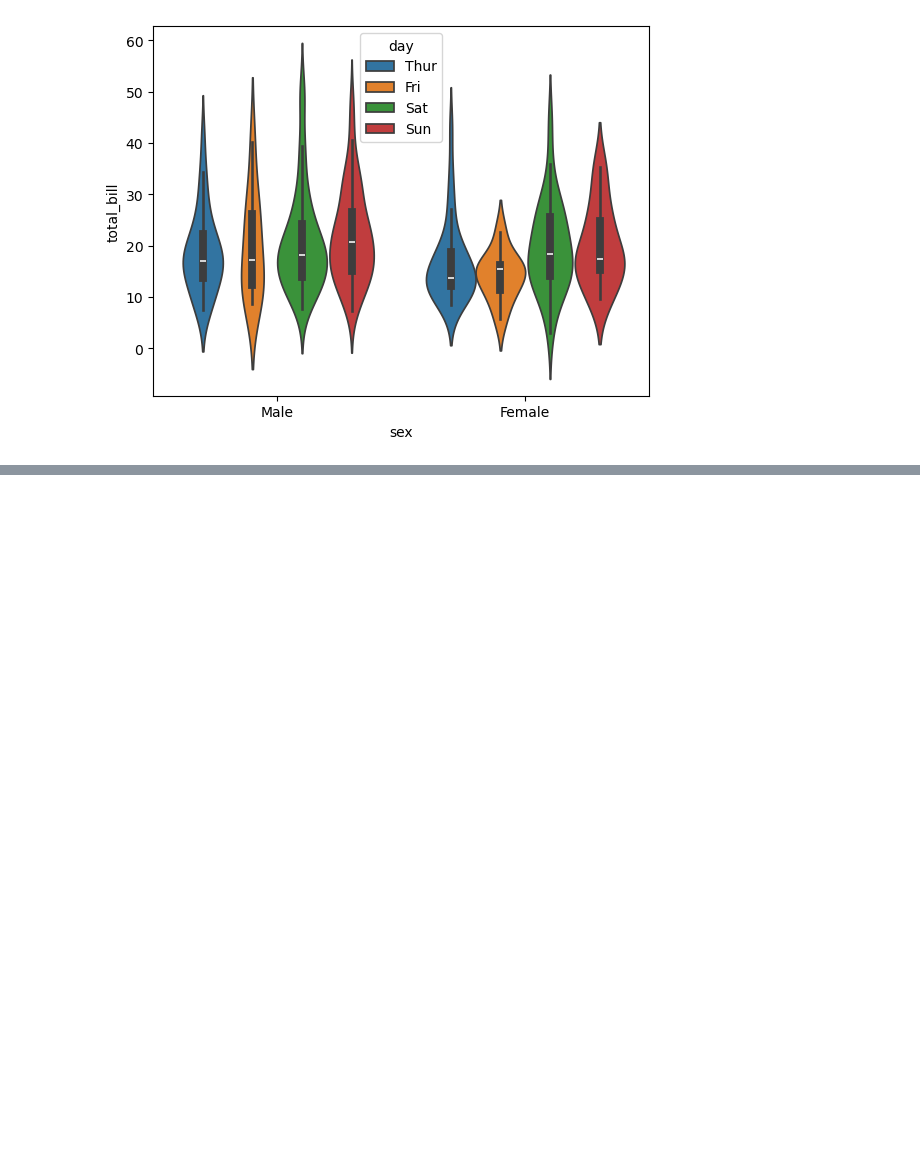
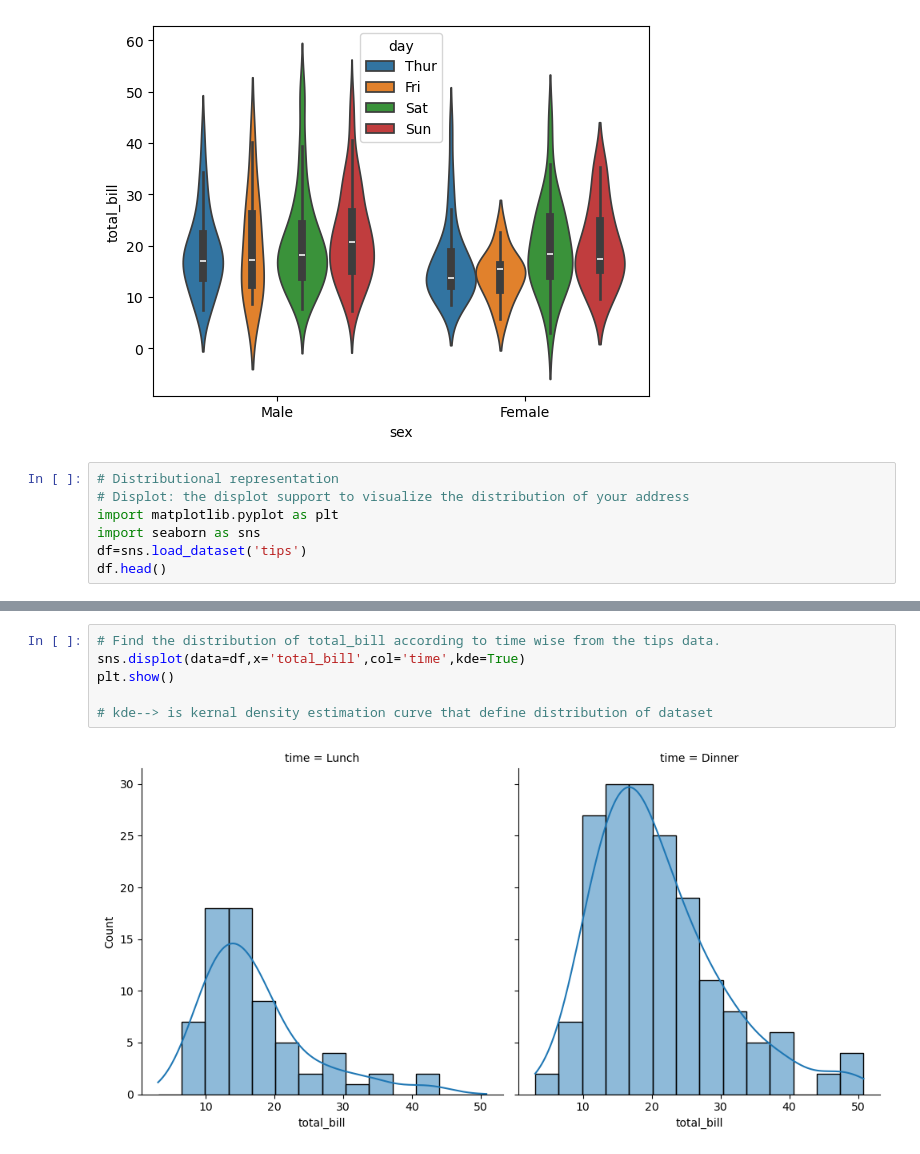
Before and after one commit to Zuhebkhan10/Python-libraries, a Jupyter notebook: Data-Visualization/Matplotlib/matplotlib.ipynb, the cells around one changed output, grey strips where cells are left out. Saved outputs shown, nothing was run; the diff lists cells and outputs as text; blank space fills up the shorter version.

Commit message:
visualization commit

```diff
--- a/Data-Visualization/Matplotlib/Pie-chart.ipynb
+++ b/Data-Visualization/Matplotlib/matplotlib.ipynb
@@ -101,3 +92,10 @@ sns.violinplot(data=df,x='sex',y='total_bill',hue='day')
 plt.show()
 # %% [output]
 [figure]
+# %%
+# Distributional representation
+# Displot: the displot support to visualize the distribution of your address
+import matplotlib.pyplot as plt
+import seaborn as sns
+df=sns.load_dataset('tips')
+df.head()
@@ -103,0 +109,8 @@ plt.show()
+# %%
+# Find the distribution of total_bill according to time wise from the tips data.
+sns.displot(data=df,x='total_bill',col='time',kde=True)
+plt.show()
+
+# kde--> is kernal density estimation curve that define distribution of dataset
+# %% [output]
+[figure, added]
```
Also changed, not shown: parts of 7 cells of this notebook, 9 other files.
